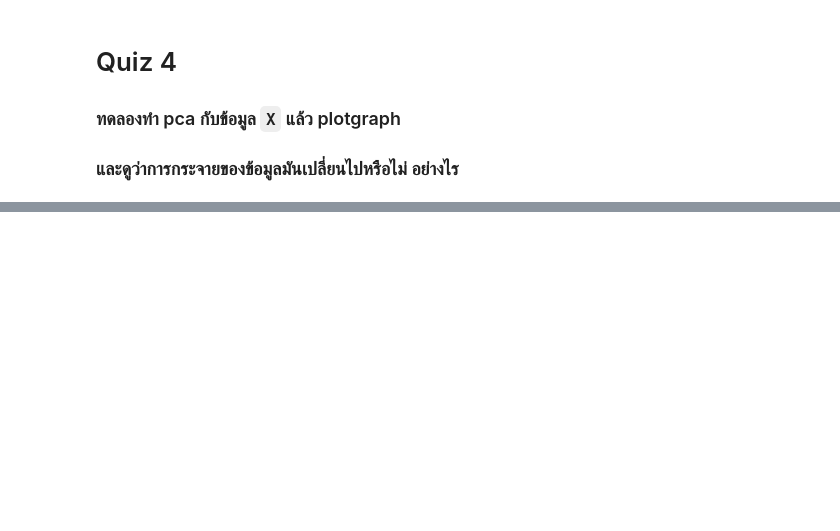
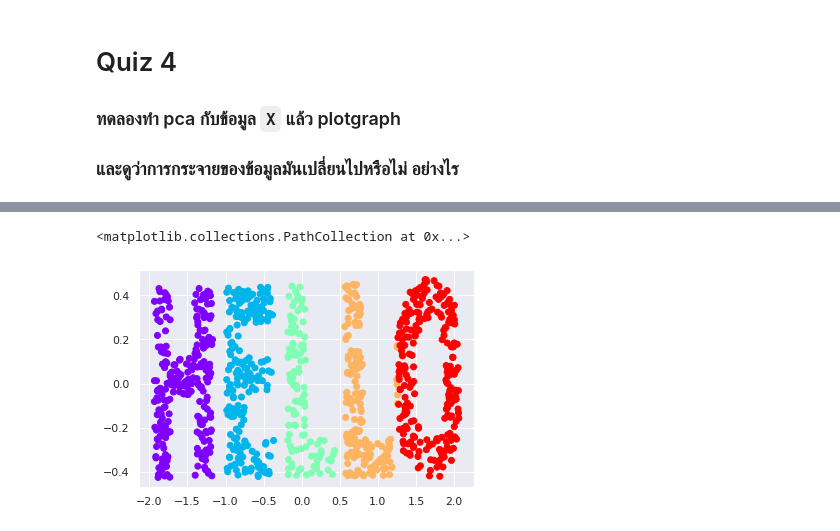
Before and after one commit to mintra-tippayaratsontorn/Multivariate, a Jupyter notebook: Chapter_4_MDS.ipynb, the cells around one changed output, grey strips where cells are left out. Drawn from its saved outputs; the diff is of its cells as text; code cells hidden in the pictures; blank space fills up the shorter version.

```diff
--- a/Chapter_4_MDS.ipynb
+++ b/Chapter_4_MDS.ipynb
@@ -252,3 +248,8 @@ plt.axis('equal');
 ### และดูว่าการกระจายของข้อมูลมันเปลี่ยนไปหรือไม่ อย่างไร
 # %%
 from sklearn.decomposition import PCA
+# %%
+pca = PCA(n_components=2)
+# %%
+X_pca = pca.fit_transform(X)
+X_pca
@@ -255 +266,6 @@ from sklearn.decomposition import PCA
+# %%
+plt.scatter(X_pca[:,0],X_pca[:,1],**colorize)   #plotออกมาได้เหมือนเดิม
+# %% [output]
+<matplotlib.collections.PathCollection at 0x...>
+[figure, added]
 # %%
```
Also changed, not shown: parts of 10 cells of this notebook.
